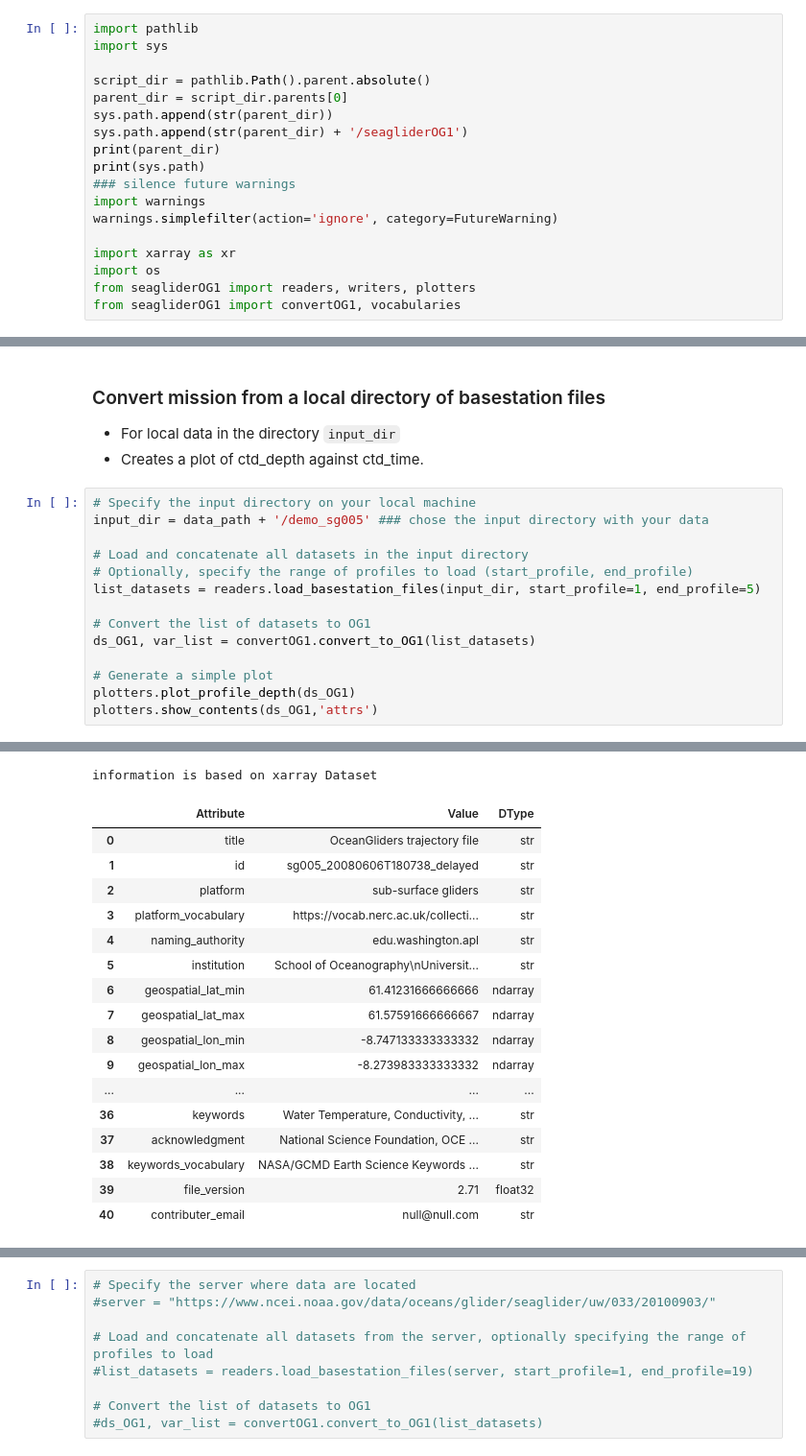
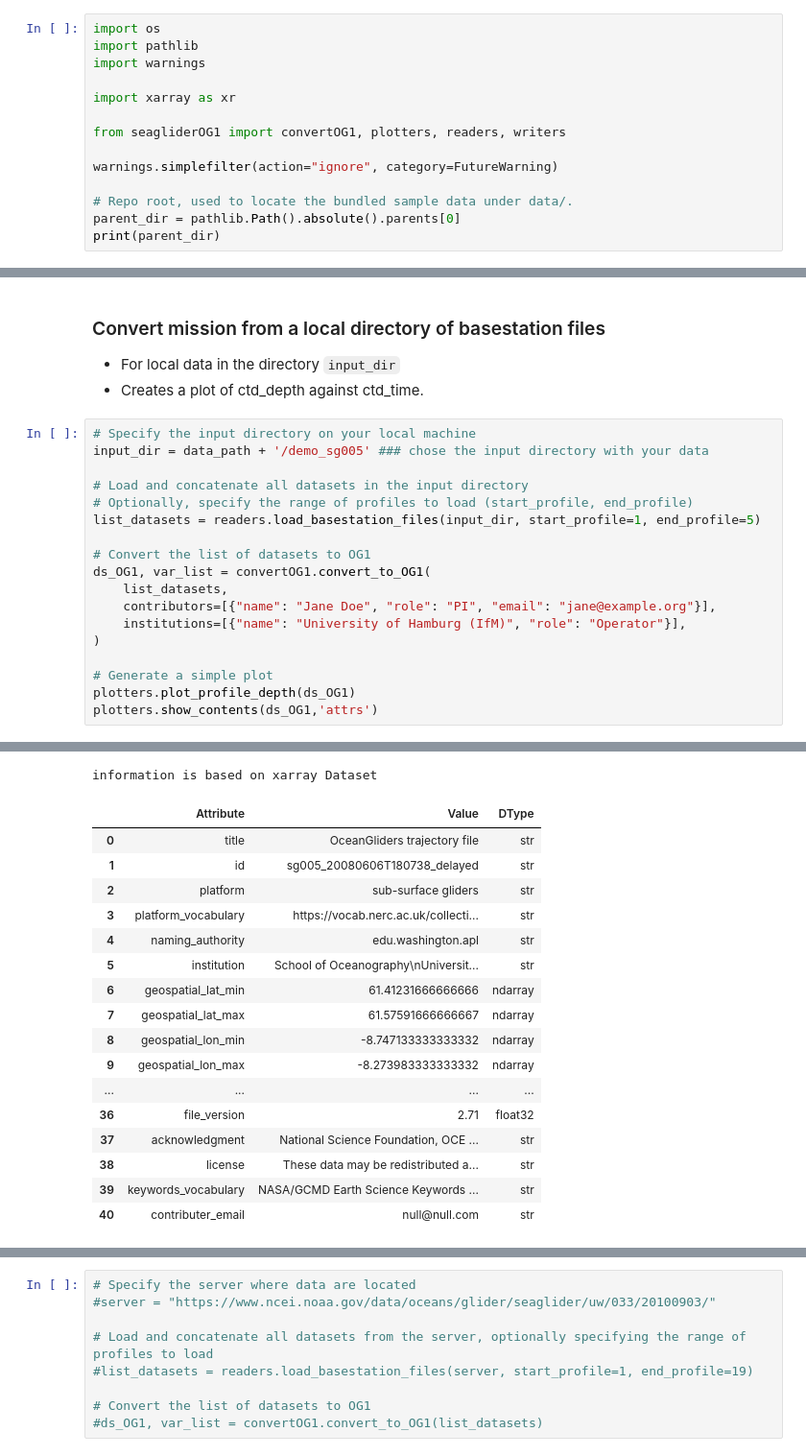
Before and after one commit to ocean-uhh/seagliderOG1, a Jupyter notebook: demo-output.ipynb, the cells around one changed output, grey strips where cells are left out. Shown at 96% size. Drawn from its saved outputs; the diff is of its cells as text.

```diff
--- a/demo-output.ipynb
+++ b/demo-output.ipynb
@@ -18,22 +18,18 @@ The demo is organised to show
 
 Options are provided to only load e.g. 10 files, but note that OG1 format expects a full mission.
 # %%
+import os
 import pathlib
-import sys
-
-script_dir = pathlib.Path().parent.absolute()
-parent_dir = script_dir.parents[0]
-sys.path.append(str(parent_dir))
-sys.path.append(str(parent_dir) + '/seagliderOG1')
-print(parent_dir)
-print(sys.path)
-### silence future warnings
 import warnings
-warnings.simplefilter(action='ignore', category=FutureWarning)
 
 import xarray as xr
-import os
-from seagliderOG1 import readers, writers, plotters
-from seagliderOG1 import convertOG1, vocabularies
+
+from seagliderOG1 import convertOG1, plotters, readers, writers
+
+warnings.simplefilter(action="ignore", category=FutureWarning)
+
+# Repo root, used to locate the bundled sample data under data/.
+parent_dir = pathlib.Path().absolute().parents[0]
+print(parent_dir)
 # %% [output]
 /home/runner/work/seagliderOG1/seagliderOG1
@@ -237,7 +236,11 @@ input_dir = data_path + '/demo_sg005' ### chose the input directory with your da
 list_datasets = readers.load_basestation_files(input_dir, start_profile=1, end_profile=5)
 
 # Convert the list of datasets to OG1
-ds_OG1, var_list = convertOG1.convert_to_OG1(list_datasets)
+ds_OG1, var_list = convertOG1.convert_to_OG1(
+    list_datasets,
+    contributors=[{"name": "Jane Doe", "role": "PI", "email": "jane@example.org"}],
+    institutions=[{"name": "University of Hamburg (IfM)", "role": "Operator"}],
+)
 
 # Generate a simple plot
 plotters.plot_profile_depth(ds_OG1)
@@ -251,32 +254,32 @@ The following dimensions will not be merged into the new dataset: ['trajectory',
 If instrument data is missing, make sure its dimension follows the naming convention '<instrument>_data_point'
 from the ds.attrs['instrument'] list.
 
 Total: 48 non-time variables + 1 combined TIME variable.
 
 Variables without an assigned OG1 name: ['vert_speed_gsm', 'speed_gsm', 'sbe43_results_time', 'north_displacement_gsm', 'longitude_gsm', 'latitude_gsm', 'horz_speed_gsm', 'glide_angle_gsm', 'eng_elaps ...
 OG1 variables without vocabulary attributes: ['TEMP_RAW_QC', 'TEMP_QC', 'CNDC_RAW_QC', 'CNDC_QC', 'DEPTH2', 'DEPTH3', 'GLIDE_SPEED_QC', 'DOXY_QC', 'PSAL_RAW_QC', 'PSAL_QC']
 Adding technical specifications for 'Wetlabs BB2FL-VMT' (sensor key: 'wlbb2f') from OG1_sensor_attrs.yaml
 Adding technical specifications for 'SeaBird SBE 41 CTD' (sensor key: 'sbe41') from OG1_sensor_attrs.yaml
 Adding technical specifications for 'Seabird SBE43F' (sensor key: 'sbe43') from OG1_sensor_attrs.yaml
 Warning: No calibration info found for sensor 'wlbb2f'. Available calibration variables: ['sg_cal_calibcomm', 'sg_cal_calibcomm_oxygen']
 The following HDM parameters were found: ['VBD_MIN_CNTS', 'VBD_CNTS_PER_CC', 'VBD_CC_PER_CNTS', 'MASS', 'VOLMAX', 'C_VBD', 'HD_A', 'HD_B', 'HD_C']
 [figure]
 information is based on xarray Dataset
 |  | Attribute | Value | DType |
 | 0 | title | OceanGliders trajectory file | str |
 | 1 | id | sg005_20080606T180738_delayed | str |
 | 2 | platform | sub-surface gliders | str |
 | 3 | platform_vocabulary | https://vocab.nerc.ac.uk/collecti... | str |
 | 4 | naming_authority | edu.washington.apl | str |
 | 5 | institution | School of Oceanography\nUniversit... | str |
 | 6 | geospatial_lat_min | 61.41231666666666 | ndarray |
 | 7 | geospatial_lat_max | 61.57591666666667 | ndarray |
 | 8 | geospatial_lon_min | -8.747133333333332 | ndarray |
 | 9 | geospatial_lon_max | -8.273983333333332 | ndarray |
 | ... | ... | ... | ... |
-| 36 | keywords | Water Temperature, Conductivity, ... | str |
+| 36 | file_version | 2.71 | float32 |
 | 37 | acknowledgment | National Science Foundation, OCE ... | str |
-| 38 | keywords_vocabulary | NASA/GCMD Earth Science Keywords ... | str |
-| 39 | file_version | 2.71 | float32 |
+| 38 | license | These data may be redistributed a... | str |
+| 39 | keywords_vocabulary | NASA/GCMD Earth Science Keywords ... | str |
 | 40 | contributer_email | null@null.com | str |
 # %% [markdown]
```
Also changed, not shown: parts of 8 cells of this notebook, 42 other files.
